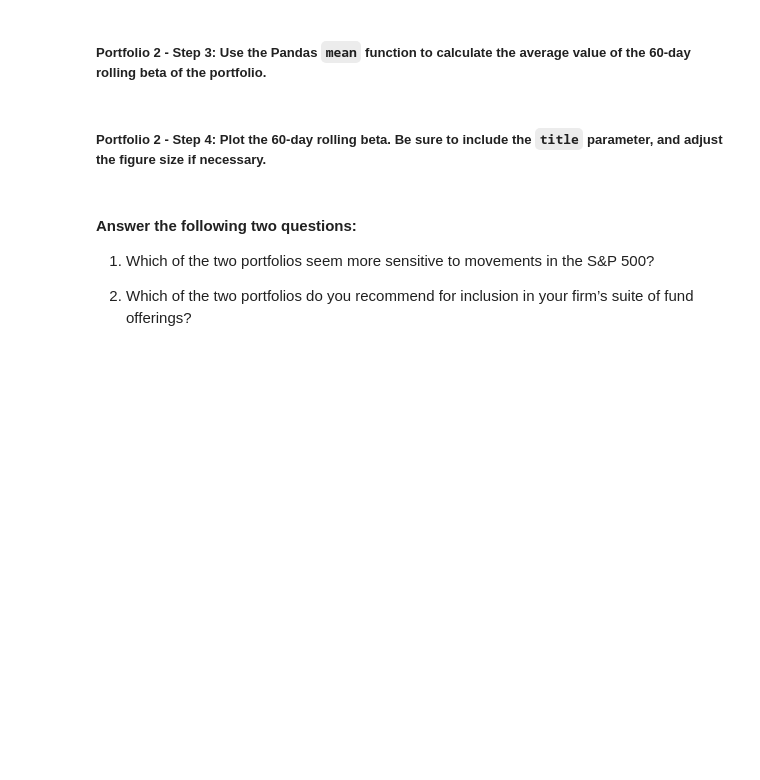
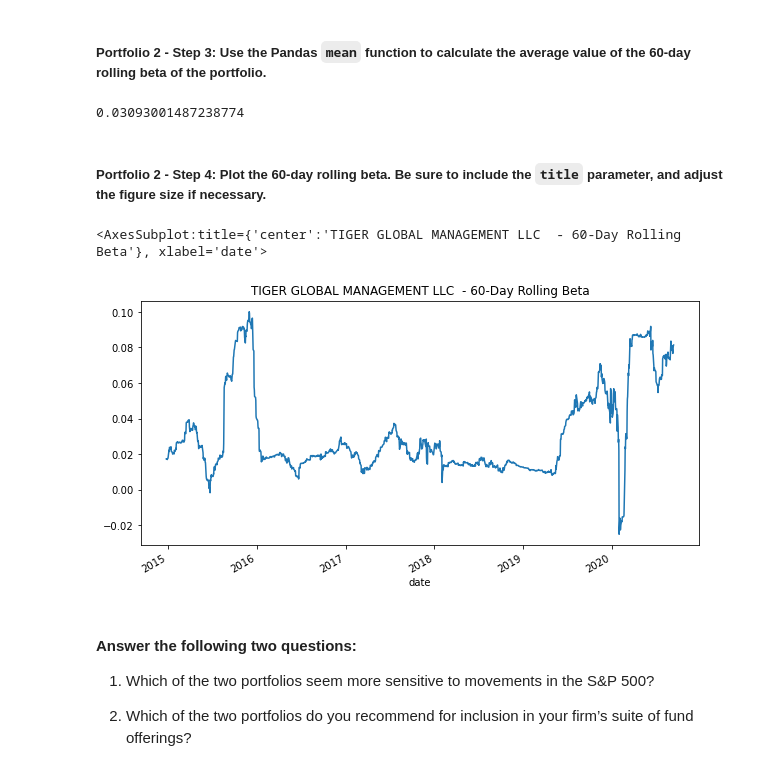
Before and after one commit to Knyazhna/Analyzing_Portfolio_Risk_and_Return, a Jupyter notebook: Starter_Code_3/risk_return_analysis.ipynb, the cells around one changed output. Saved outputs shown, nothing was run; the diff lists cells and outputs as text; code cells hidden in the pictures; blank space fills up the shorter version.

```diff
--- a/Starter_Code_3/risk_return_analysis.ipynb
+++ b/Starter_Code_3/risk_return_analysis.ipynb
@@ -399,4 +450,5 @@ Your analysis is nearing completion. Now, you need to evaluate how the portfolio
 # %%
 # Calculate the covariance using a 60-day rolling window
 # Review the last five rows of the covariance data
-# YOUR CODE HERE
+tgm_rolling_60_covariance = whale_daily_returns["TIGER GLOBAL MANAGEMENT LLC"].rolling(window=60).cov(whale_daily_returns["S&P 500"])
+tgm_rolling_60_covariance.tail()
@@ -405,4 +465,5 @@ Your analysis is nearing completion. Now, you need to evaluate how the portfolio
 # %%
 # Calculate the beta based on the 60-day rolling covariance compared to the market (S&P 500)
 # Review the last five rows of the beta information
-# YOUR CODE HERE
+tgm_rolling_60_beta = tgm_rolling_60_covariance/snp_rolling_60_variance
+tgm_rolling_60_beta.tail()
@@ -410,13 +479,18 @@ Your analysis is nearing completion. Now, you need to evaluate how the portfolio
 ##### Portfolio 2 - Step 3: Use the Pandas `mean` function to calculate the average value of the 60-day rolling beta of the portfolio.
 # %%
 # Calculate the average of the 60-day rolling beta
-# YOUR CODE HERE
+tgm_rolling_60_beta.mean()
+# %% [output]
+0.03093001487238774
 # %% [markdown]
 ##### Portfolio 2 - Step 4: Plot the 60-day rolling beta. Be sure to include the `title` parameter, and adjust the figure size if necessary.
 # %%
 # Plot the rolling beta
 # Include a title parameter and adjust the figure size
-# YOUR CODE HERE
+tgm_rolling_60_beta.plot(figsize=(10,5), title="TIGER GLOBAL MANAGEMENT LLC  - 60-Day Rolling Beta")
+# %% [output]
+<AxesSubplot:title={'center':'TIGER GLOBAL MANAGEMENT LLC  - 60-Day Rolling Beta'}, xlabel='date'>
+[figure, added]
 # %% [markdown]
 #### Answer the following two questions:
 
```
Also changed, not shown: parts of 10 cells of this notebook.
